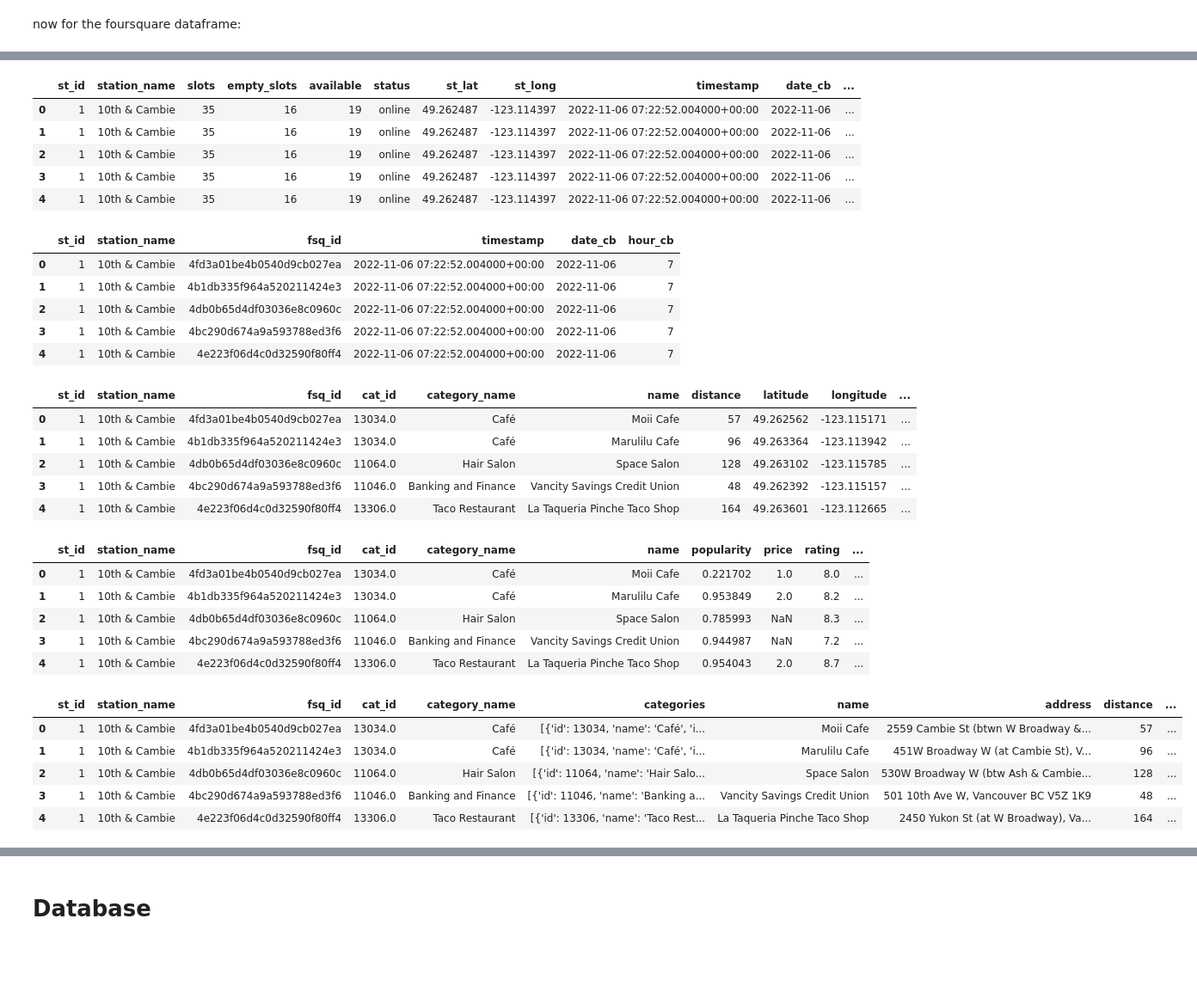
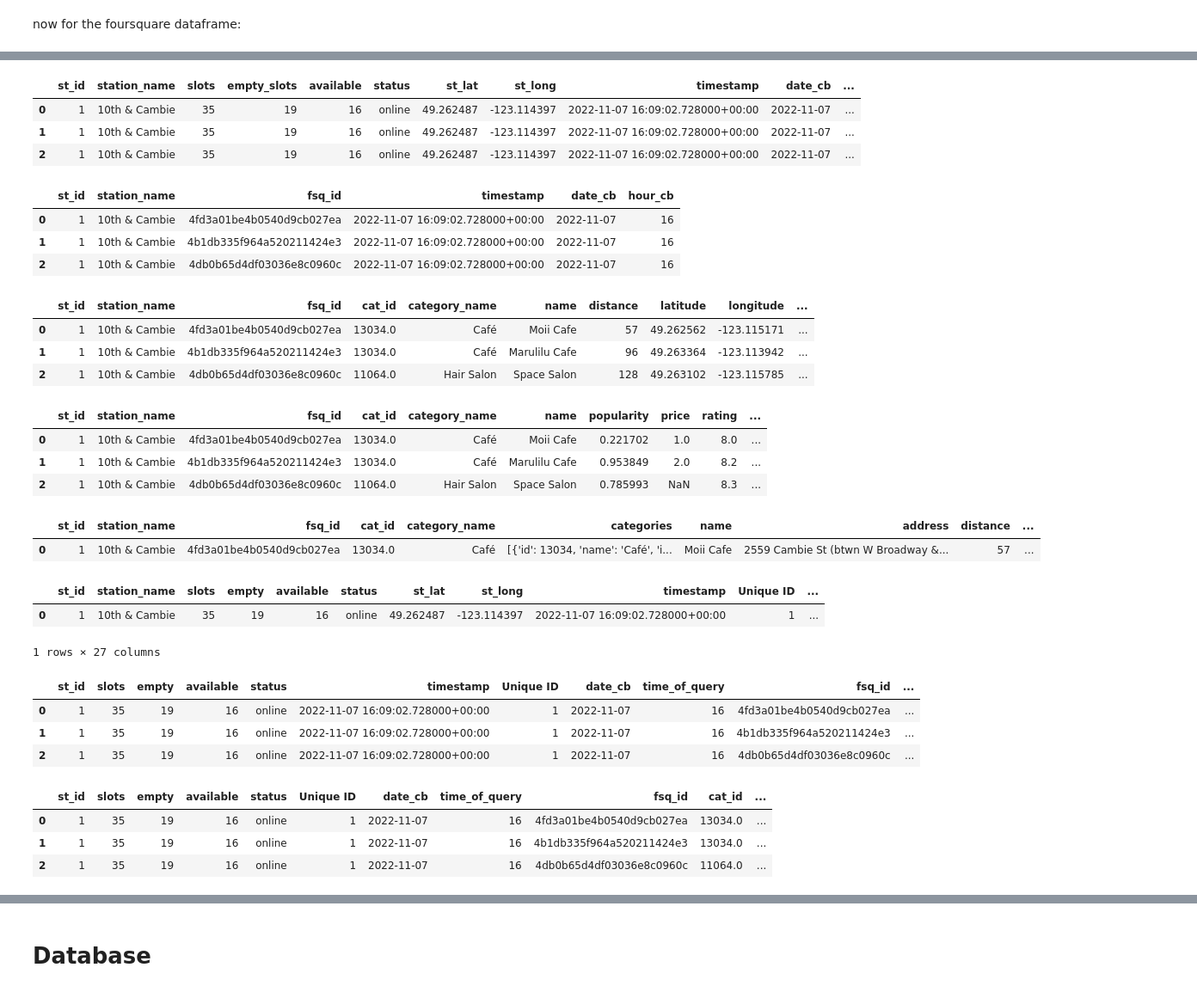
Before and after one commit to jdormaar/Statistical_Modelling_Project, a Jupyter notebook: notebooks/joining_data.ipynb, the cells around one changed output, grey strips where cells are left out. Shown at 86% size. Cells and saved outputs as stored; diff of their text form; code cells hidden in the pictures; blank space fills up the shorter version.

Commit message:
Updated with new data when POI businesses are open

```diff
--- a/notebooks/joining_data.ipynb
+++ b/notebooks/joining_data.ipynb
@@ -13,8 +13,8 @@ import calendar
 # %%
 # Import data from file
 df_ctybks = pd.read_csv('data/df_citybikes.csv')
-df_fsq = pd.read_csv('data/df_fsq_all_loci102.csv')
-df_yelp = pd.read_csv('data/df_yelp_all_loci102.csv')
+df_fsq = pd.read_csv('data/df_fsq0.csv')
+# df_yelp = pd.read_csv('data/df_yelp0.csv')
 # %%
 print(df_ctybks.shape)
 print(df_fsq.shape)
@@ -133,7 +133,7 @@ print(df_ctybks['status'].unique())
 ['online' 'offline']
 # %%
 # Removing 'bank_card' and 'Unique ID'
-df_ctybks = df_ctybks.drop(['bank_card', 'Unique ID'], axis = 1)
+df_ctybks = df_ctybks.drop(['bank_card'], axis = 1)
 df_ctybks.head(5)
 # %% [output]
 |  | st_id | station_name | slots | empty_slots | available | status | st_lat | st_long | timestamp | ... |
@@ -333,50 +346,60 @@ Business = df[[
      , 'open_now'
      ]]
 # %%
-Citybikes_users.head()
+Citybikes_users.head(3)
 # %% [output]
 |  | st_id | station_name | slots | empty_slots | available | status | st_lat | st_long | timestamp | date_cb | ... |
-| 0 | 1 | 10th & Cambie | 35 | 16 | 19 | online | 49.262487 | -123.114397 | 2022-11-06 07:22:52.004000+00:00 | 2022-11-06 | ... |
-| 1 | 1 | 10th & Cambie | 35 | 16 | 19 | online | 49.262487 | -123.114397 | 2022-11-06 07:22:52.004000+00:00 | 2022-11-06 | ... |
-| 2 | 1 | 10th & Cambie | 35 | 16 | 19 | online | 49.262487 | -123.114397 | 2022-11-06 07:22:52.004000+00:00 | 2022-11-06 | ... |
-| 3 | 1 | 10th & Cambie | 35 | 16 | 19 | online | 49.262487 | -123.114397 | 2022-11-06 07:22:52.004000+00:00 | 2022-11-06 | ... |
-| 4 | 1 | 10th & Cambie | 35 | 16 | 19 | online | 49.262487 | -123.114397 | 2022-11-06 07:22:52.004000+00:00 | 2022-11-06 | ... |
+| 0 | 1 | 10th & Cambie | 35 | 19 | 16 | online | 49.262487 | -123.114397 | 2022-11-07 16:09:02.728000+00:00 | 2022-11-07 | ... |
+| 1 | 1 | 10th & Cambie | 35 | 19 | 16 | online | 49.262487 | -123.114397 | 2022-11-07 16:09:02.728000+00:00 | 2022-11-07 | ... |
+| 2 | 1 | 10th & Cambie | 35 | 19 | 16 | online | 49.262487 | -123.114397 | 2022-11-07 16:09:02.728000+00:00 | 2022-11-07 | ... |
 # %%
-Citybikes_datetime.head()
+Citybikes_datetime.head(3)
 # %% [output]
 |  | st_id | station_name | fsq_id | timestamp | date_cb | hour_cb |
-| 0 | 1 | 10th & Cambie | 4fd3a01be4b0540d9cb027ea | 2022-11-06 07:22:52.004000+00:00 | 2022-11-06 | 7 |
-| 1 | 1 | 10th & Cambie | 4b1db335f964a520211424e3 | 2022-11-06 07:22:52.004000+00:00 | 2022-11-06 | 7 |
-| 2 | 1 | 10th & Cambie | 4db0b65d4df03036e8c0960c | 2022-11-06 07:22:52.004000+00:00 | 2022-11-06 | 7 |
-| 3 | 1 | 10th & Cambie | 4bc290d674a9a593788ed3f6 | 2022-11-06 07:22:52.004000+00:00 | 2022-11-06 | 7 |
-| 4 | 1 | 10th & Cambie | 4e223f06d4c0d32590f80ff4 | 2022-11-06 07:22:52.004000+00:00 | 2022-11-06 | 7 |
+| 0 | 1 | 10th & Cambie | 4fd3a01be4b0540d9cb027ea | 2022-11-07 16:09:02.728000+00:00 | 2022-11-07 | 16 |
+| 1 | 1 | 10th & Cambie | 4b1db335f964a520211424e3 | 2022-11-07 16:09:02.728000+00:00 | 2022-11-07 | 16 |
+| 2 | 1 | 10th & Cambie | 4db0b65d4df03036e8c0960c | 2022-11-07 16:09:02.728000+00:00 | 2022-11-07 | 16 |
 # %%
-POI_for_users.head()
+POI_for_users.head(3)
 # %% [output]
 |  | st_id | station_name | fsq_id | cat_id | category_name | name | distance | latitude | longitude | ... |
 | 0 | 1 | 10th & Cambie | 4fd3a01be4b0540d9cb027ea | 13034.0 | Café | Moii Cafe | 57 | 49.262562 | -123.115171 | ... |
 | 1 | 1 | 10th & Cambie | 4b1db335f964a520211424e3 | 13034.0 | Café | Marulilu Cafe | 96 | 49.263364 | -123.113942 | ... |
 | 2 | 1 | 10th & Cambie | 4db0b65d4df03036e8c0960c | 11064.0 | Hair Salon | Space Salon | 128 | 49.263102 | -123.115785 | ... |
-| 3 | 1 | 10th & Cambie | 4bc290d674a9a593788ed3f6 | 11046.0 | Banking and Finance | Vancity Savings Credit Union | 48 | 49.262392 | -123.115157 | ... |
-| 4 | 1 | 10th & Cambie | 4e223f06d4c0d32590f80ff4 | 13306.0 | Taco Restaurant | La Taqueria Pinche Taco Shop | 164 | 49.263601 | -123.112665 | ... |
 # %%
-Media.head()
+Media.head(3)
 # %% [output]
 |  | st_id | station_name | fsq_id | cat_id | category_name | name | popularity | price | rating | ... |
 | 0 | 1 | 10th & Cambie | 4fd3a01be4b0540d9cb027ea | 13034.0 | Café | Moii Cafe | 0.221702 | 1.0 | 8.0 | ... |
 | 1 | 1 | 10th & Cambie | 4b1db335f964a520211424e3 | 13034.0 | Café | Marulilu Cafe | 0.953849 | 2.0 | 8.2 | ... |
 | 2 | 1 | 10th & Cambie | 4db0b65d4df03036e8c0960c | 11064.0 | Hair Salon | Space Salon | 0.785993 | NaN | 8.3 | ... |
-| 3 | 1 | 10th & Cambie | 4bc290d674a9a593788ed3f6 | 11046.0 | Banking and Finance | Vancity Savings Credit Union | 0.944987 | NaN | 7.2 | ... |
-| 4 | 1 | 10th & Cambie | 4e223f06d4c0d32590f80ff4 | 13306.0 | Taco Restaurant | La Taqueria Pinche Taco Shop | 0.954043 | 2.0 | 8.7 | ... |
 # %%
-Business.head()
+Business.head(1)
 # %% [output]
 |  | st_id | station_name | fsq_id | cat_id | category_name | categories | name | address | distance | ... |
 | 0 | 1 | 10th & Cambie | 4fd3a01be4b0540d9cb027ea | 13034.0 | Café | [{'id': 13034, 'name': 'Café', 'i... | Moii Cafe | 2559 Cambie St (btwn W Broadway &... | 57 | ... |
-| 1 | 1 | 10th & Cambie | 4b1db335f964a520211424e3 | 13034.0 | Café | [{'id': 13034, 'name': 'Café', 'i... | Marulilu Cafe | 451W Broadway W (at Cambie St), V... | 96 | ... |
-| 2 | 1 | 10th & Cambie | 4db0b65d4df03036e8c0960c | 11064.0 | Hair Salon | [{'id': 11064, 'name': 'Hair Salo... | Space Salon | 530W Broadway W (btw Ash & Cambie... | 128 | ... |
-| 3 | 1 | 10th & Cambie | 4bc290d674a9a593788ed3f6 | 11046.0 | Banking and Finance | [{'id': 11046, 'name': 'Banking a... | Vancity Savings Credit Union | 501 10th Ave W, Vancouver BC V5Z 1K9 | 48 | ... |
-| 4 | 1 | 10th & Cambie | 4e223f06d4c0d32590f80ff4 | 13306.0 | Taco Restaurant | [{'id': 13306, 'name': 'Taco Rest... | La Taqueria Pinche Taco Shop | 2450 Yukon St (at W Broadway), Va... | 164 | ... |
+# %%
+# Prep df (copy of df_merged) for model building
+df.head(1)
+# %% [output]
+|  | st_id | station_name | slots | empty | available | status | st_lat | st_long | timestamp | Unique ID | ... |
+| 0 | 1 | 10th & Cambie | 35 | 19 | 16 | online | 49.262487 | -123.114397 | 2022-11-07 16:09:02.728000+00:00 | 1 | ... |
+1 rows × 27 columns
+# %%
+# Dropping irrelevant columns
+df = df.drop(['station_name', 'lat-long', 'address', 'st_lat', 'st_long', 'latitude', 'longitude'], axis=1)
+df.head(3)
+# %% [output]
+|  | st_id | slots | empty | available | status | timestamp | Unique ID | date_cb | time_of_query | fsq_id | ... |
+| 0 | 1 | 35 | 19 | 16 | online | 2022-11-07 16:09:02.728000+00:00 | 1 | 2022-11-07 | 16 | 4fd3a01be4b0540d9cb027ea | ... |
+| 1 | 1 | 35 | 19 | 16 | online | 2022-11-07 16:09:02.728000+00:00 | 1 | 2022-11-07 | 16 | 4b1db335f964a520211424e3 | ... |
+| 2 | 1 | 35 | 19 | 16 | online | 2022-11-07 16:09:02.728000+00:00 | 1 | 2022-11-07 | 16 | 4db0b65d4df03036e8c0960c | ... |
 # %%
 # Dropping irrelevant columns
-# df = df.drop(['categories', 'Unique ID'], axis=1)
+df = df.drop(['timestamp', 'categories'], axis=1)
+df.head(3)
+# %% [output]
+|  | st_id | slots | empty | available | status | Unique ID | date_cb | time_of_query | fsq_id | cat_id | ... |
+| 0 | 1 | 35 | 19 | 16 | online | 1 | 2022-11-07 | 16 | 4fd3a01be4b0540d9cb027ea | 13034.0 | ... |
+| 1 | 1 | 35 | 19 | 16 | online | 1 | 2022-11-07 | 16 | 4b1db335f964a520211424e3 | 13034.0 | ... |
+| 2 | 1 | 35 | 19 | 16 | online | 1 | 2022-11-07 | 16 | 4db0b65d4df03036e8c0960c | 11064.0 | ... |
```
Also changed, not shown: parts of 27 cells of this notebook.
